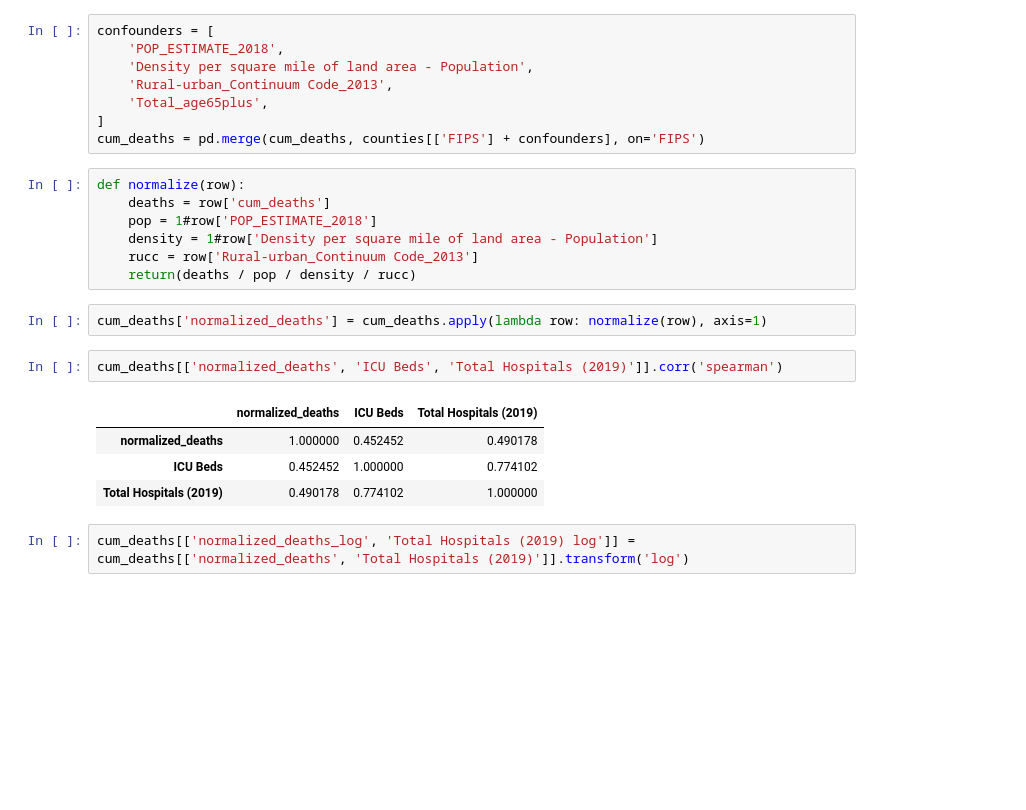
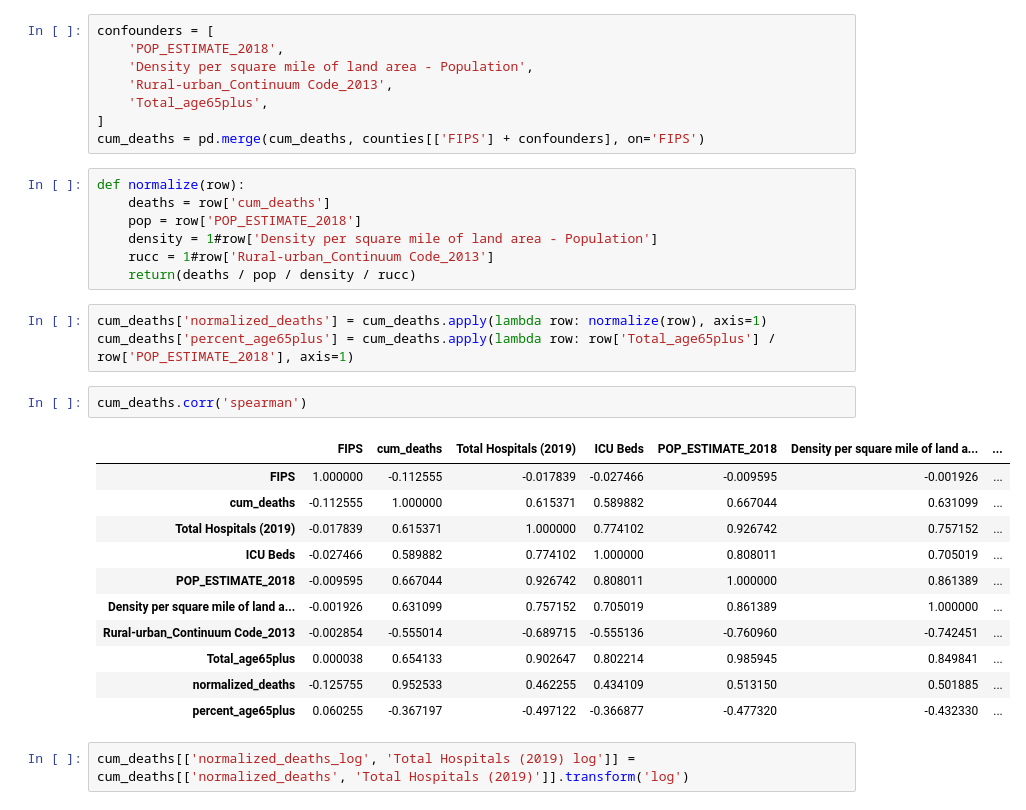
Before and after one commit to jhu-covid-optimization/covid-drivers, a Jupyter notebook: notebooks/06-rp-hospital_analysis.ipynb, the cells around one changed output. Cells and saved outputs as stored; diff of their text form; blank space fills up the shorter version.

```diff
--- a/notebooks/06-rp-hospital_analysis.ipynb
+++ b/notebooks/06-rp-hospital_analysis.ipynb
@@ -69,19 +69,27 @@ cum_deaths = pd.merge(cum_deaths, counties[['FIPS'] + confounders], on='FIPS')
 # %%
 def normalize(row):
     deaths = row['cum_deaths']
-    pop = 1#row['POP_ESTIMATE_2018']
+    pop = row['POP_ESTIMATE_2018']
     density = 1#row['Density per square mile of land area - Population']
-    rucc = row['Rural-urban_Continuum Code_2013']
+    rucc = 1#row['Rural-urban_Continuum Code_2013']
     return(deaths / pop / density / rucc)
 # %%
 cum_deaths['normalized_deaths'] = cum_deaths.apply(lambda row: normalize(row), axis=1)
+cum_deaths['percent_age65plus'] = cum_deaths.apply(lambda row: row['Total_age65plus'] / row['POP_ESTIMATE_2018'], axis=1)
 # %%
-cum_deaths[['normalized_deaths', 'ICU Beds', 'Total Hospitals (2019)']].corr('spearman')
+cum_deaths.corr('spearman')
 # %% [output]
-|  | normalized_deaths | ICU Beds | Total Hospitals (2019) |
-| normalized_deaths | 1.000000 | 0.452452 | 0.490178 |
-| ICU Beds | 0.452452 | 1.000000 | 0.774102 |
-| Total Hospitals (2019) | 0.490178 | 0.774102 | 1.000000 |
+|  | FIPS | cum_deaths | Total Hospitals (2019) | ICU Beds | POP_ESTIMATE_2018 | Density per square mile of land a... | ... |
+| FIPS | 1.000000 | -0.112555 | -0.017839 | -0.027466 | -0.009595 | -0.001926 | ... |
+| cum_deaths | -0.112555 | 1.000000 | 0.615371 | 0.589882 | 0.667044 | 0.631099 | ... |
+| Total Hospitals (2019) | -0.017839 | 0.615371 | 1.000000 | 0.774102 | 0.926742 | 0.757152 | ... |
+| ICU Beds | -0.027466 | 0.589882 | 0.774102 | 1.000000 | 0.808011 | 0.705019 | ... |
+| POP_ESTIMATE_2018 | -0.009595 | 0.667044 | 0.926742 | 0.808011 | 1.000000 | 0.861389 | ... |
+| Density per square mile of land a... | -0.001926 | 0.631099 | 0.757152 | 0.705019 | 0.861389 | 1.000000 | ... |
+| Rural-urban_Continuum Code_2013 | -0.002854 | -0.555014 | -0.689715 | -0.555136 | -0.760960 | -0.742451 | ... |
+| Total_age65plus | 0.000038 | 0.654133 | 0.902647 | 0.802214 | 0.985945 | 0.849841 | ... |
+| normalized_deaths | -0.125755 | 0.952533 | 0.462255 | 0.434109 | 0.513150 | 0.501885 | ... |
+| percent_age65plus | 0.060255 | -0.367197 | -0.497122 | -0.366877 | -0.477320 | -0.432330 | ... |
 # %%
 cum_deaths[['normalized_deaths_log', 'Total Hospitals (2019) log']] = cum_deaths[['normalized_deaths', 'Total Hospitals (2019)']].transform('log')
 # %%
```
Also changed, not shown: parts of 3 cells of this notebook, 1 other file.
